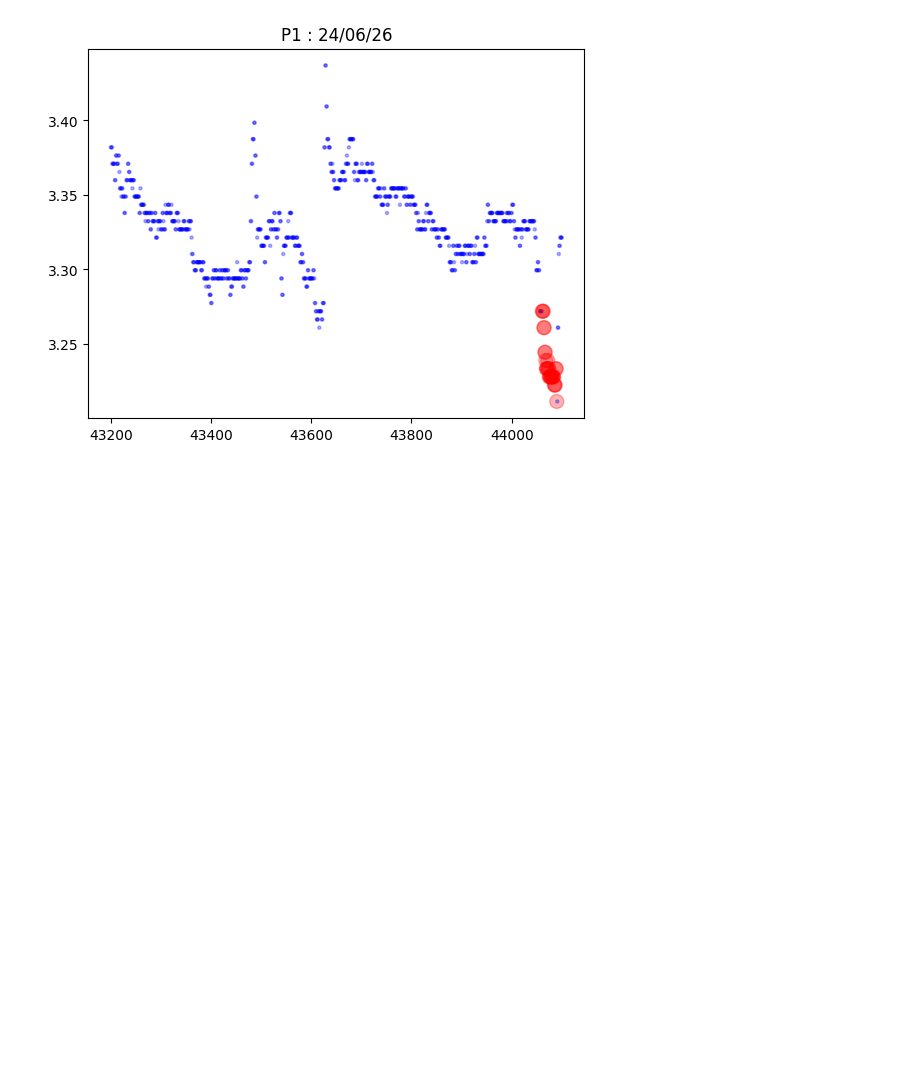
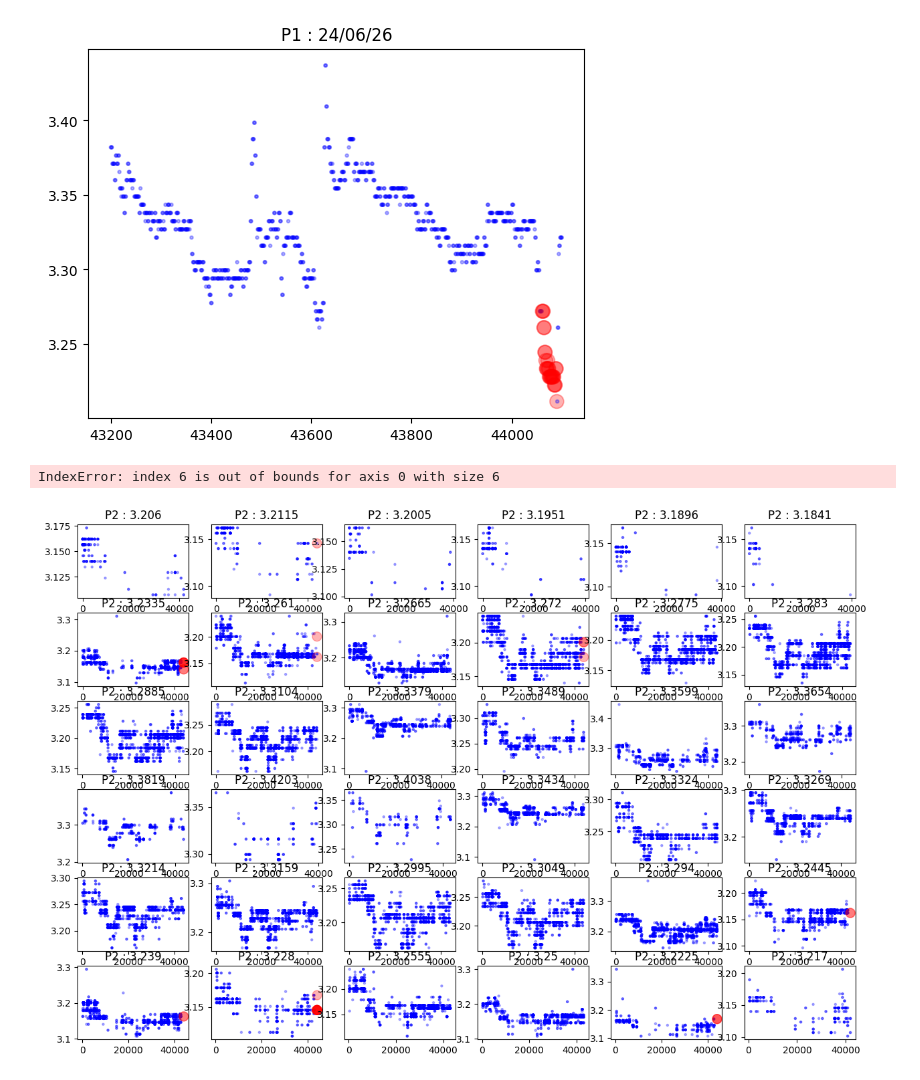
Before and after one commit to Kim-Yeon-Jun/Dacon, a Jupyter notebook: K-water/0_EDA.ipynb, the cells around one changed output. Drawn from its saved outputs; the diff is of its cells as text; code cells hidden in the pictures; blank space fills up the shorter version.

```diff
--- a/K-water/0_EDA.ipynb
+++ b/K-water/0_EDA.ipynb
@@ -204,3 +204,8 @@ def Visualize_Column(df, nrow, ncol, div_col_name:str, target_col_name:str, figs
 Visualize_Column(df, 6,6,'date','P1', endpoint=True)
 # %% [output]
 [figure]
+# %%
+Visualize_Column(df, 6,6,'P1','P2', endpoint=True)
+# %% [output]
+IndexError: index 6 is out of bounds for axis 0 with size 6
+[figure, added]
```
